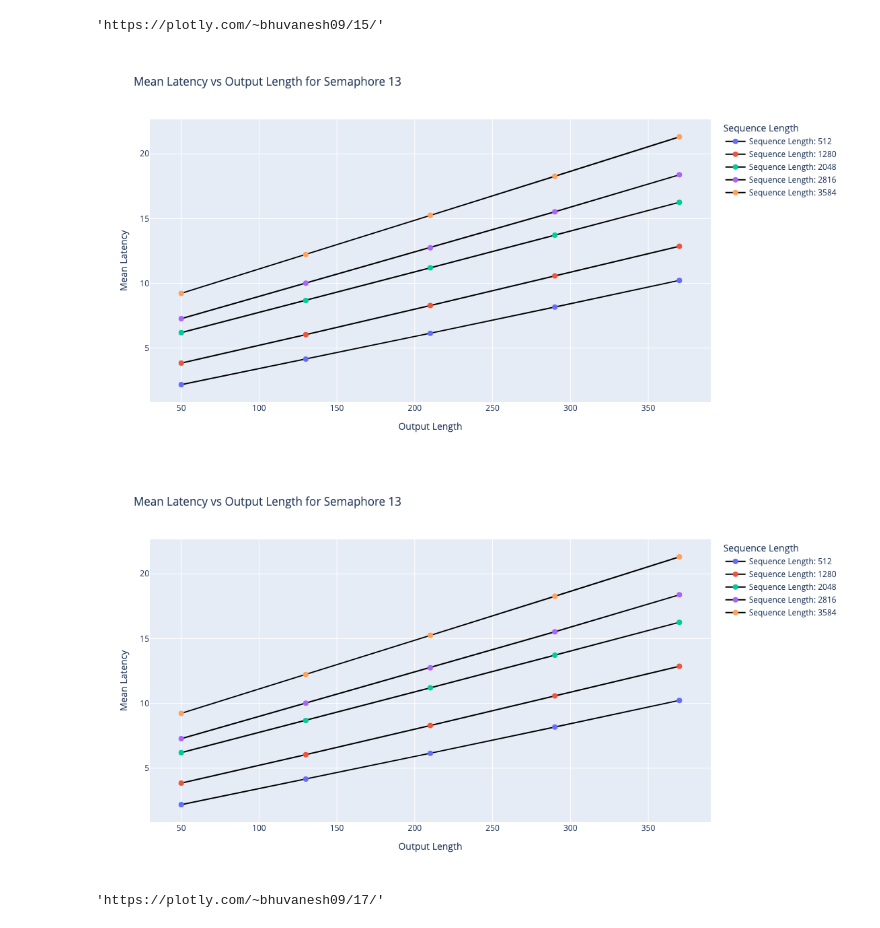
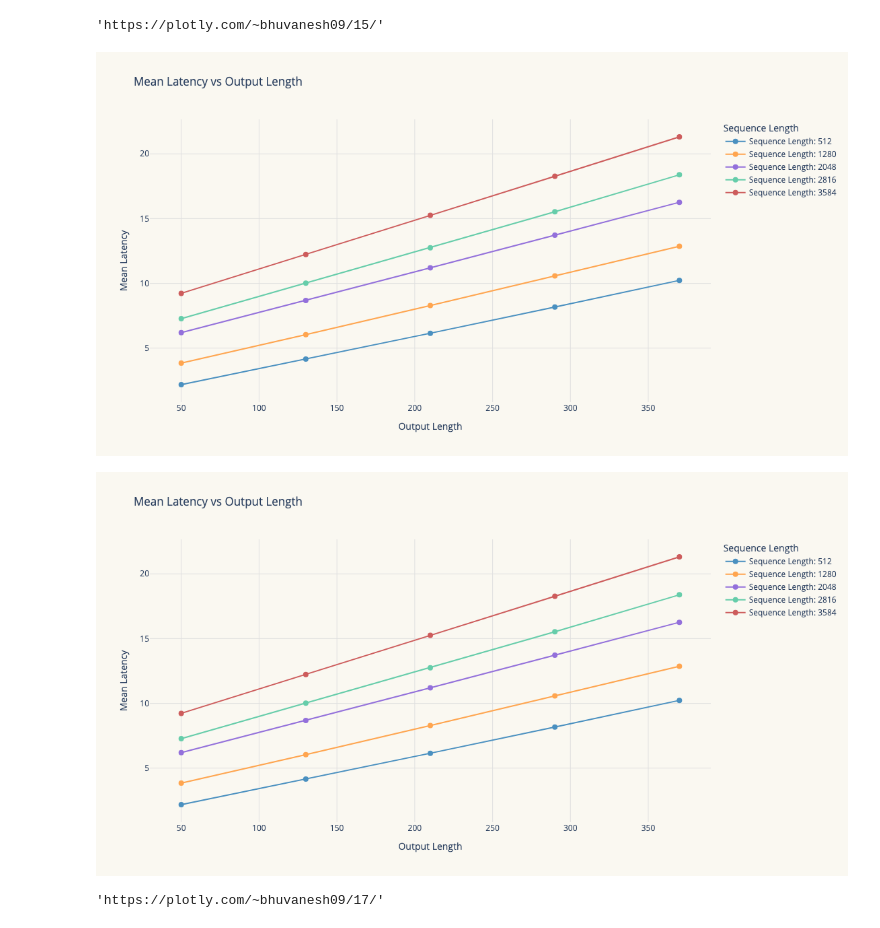
Before and after one commit to Bhuvanesh09/bhuvanesh09.github.io, a Jupyter notebook: PlotsAndNotebooks/cost_latency_plots.ipynb, the cells around one changed output. Saved outputs shown, nothing was run; the diff lists cells and outputs as text; code cells hidden in the pictures.

Commit message:
Updated title, improved plots

```diff
--- a/PlotsAndNotebooks/cost_latency_plots.ipynb
+++ b/PlotsAndNotebooks/cost_latency_plots.ipynb
@@ -96,59 +96,62 @@ def plot_latency_graph(df, x_axis, y_axis='Mean Latency', color_by='Output Lengt
     # Create the scatter plot
     fig = go.Figure()
 
+    # Define the custom color scheme
+    color_scheme = ['#4A90C0', '#FFA54F', '#9370DB', '#66CDAA', '#CD5C5C']
+
     # Add traces for each unique value in the color_by column
-    for value in df_filtered[color_by].unique():
+    for i, value in enumerate(df_filtered[color_by].unique()):
         df_subset = df_filtered[df_filtered[color_by] == value]
         fig.add_trace(go.Scatter(
             x=df_subset[x_axis],
             y=df_subset[y_axis],
             mode='lines+markers',
             name=f'{color_by}: {value}',
+            line=dict(color=color_scheme[i % len(color_scheme)]),
             marker=dict(
                 size=8,
-                color=value,
-                colorscale='Viridis',
-                showscale=False,
-                colorbar=dict(title=color_by)
-            ),
-            # line=dict(color=value)
+                color=color_scheme[i % len(color_scheme)],
+            )
         ))
 
-    # Update layout
     fig.update_layout(
-        title=f'{y_axis} vs {x_axis} for Semaphore {semaphore}',
+        title=f'{y_axis} vs {x_axis}',
         xaxis_title=x_axis,
         yaxis_title=y_axis,
         legend_title=color_by,
         width=800,
-        height=600
+        height=600,
+        plot_bgcolor='#FAF8F1',
+        paper_bgcolor='#FAF8F1',
+        xaxis=dict(gridcolor='#E0E0E0', gridwidth=1),
+        yaxis=dict(gridcolor='#E0E0E0', gridwidth=1)
     )
 
     # Show the plot
     fig.show()
     return fig
 
 # Read the CSV file
 df = pd.read_csv('./Data/benchmark_results_llama3.1_a10-latency_test-vllm.csv')
 
 # Example usage:
 # Plot Mean Latency vs Sequence Length (Input Tokens)
 fig = plot_latency_graph(df, x_axis='Output Length', color_by="Sequence Length", semaphore=13)
 
 # Plot Mean Latency vs Output Length
 # plot_latency_graph(df, x_axis='Output Length')
 
 # Plot Mean Latency vs Semaphores
 # plot_latency_graph(df, x_axis='Semaphores', color_by='Sequence Length')
 
 # You can also change the y-axis to other latency metrics if available in your dataset
 # plot_latency_graph(df, x_axis='Sequence Length', y_axis='90th Percentile Latency')
 # %% [output]
-[figure, old version]
+[figure, new version]
 # %%
 fig.show()
 # %% [output]
-[figure, old version]
+[figure, new version]
 # %%
 py.plot(fig, filename='mean_latency_vs_output_tokens', auto_open=False)
 # %% [output]
```
Also changed, not shown: parts of 6 cells of this notebook, 7 other files.
